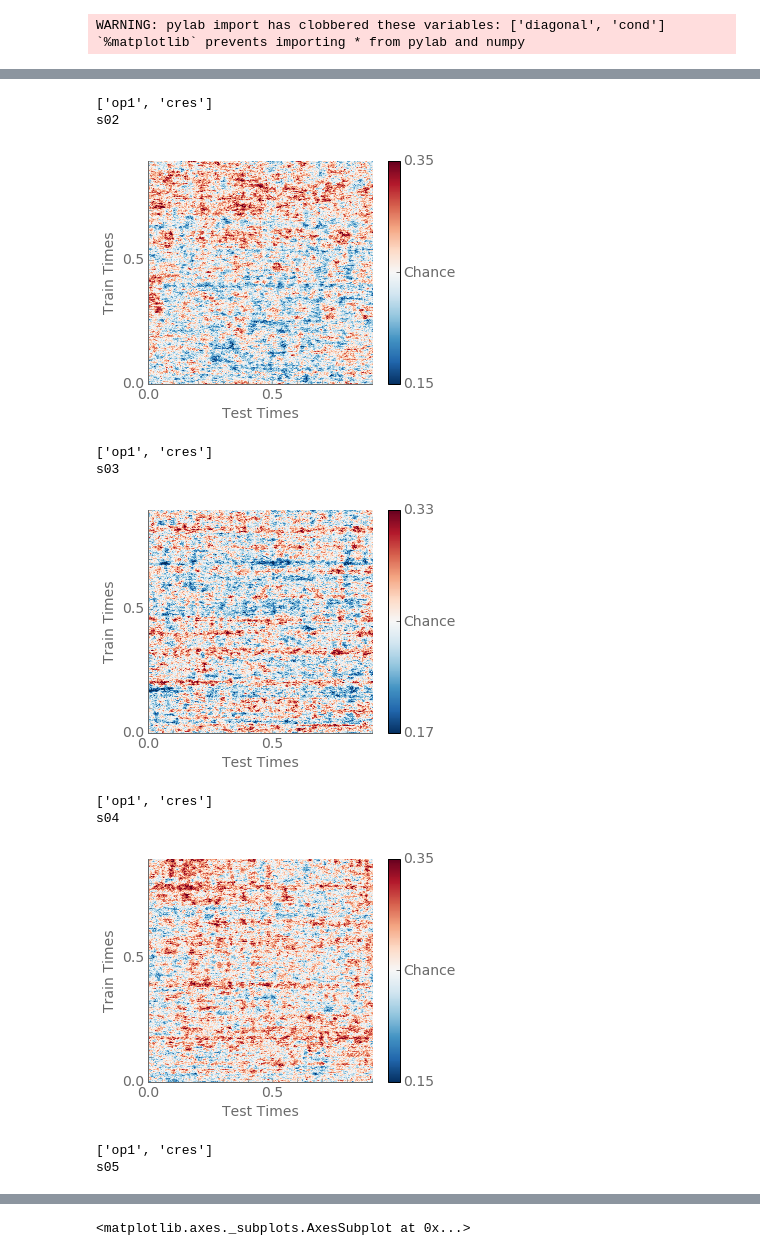
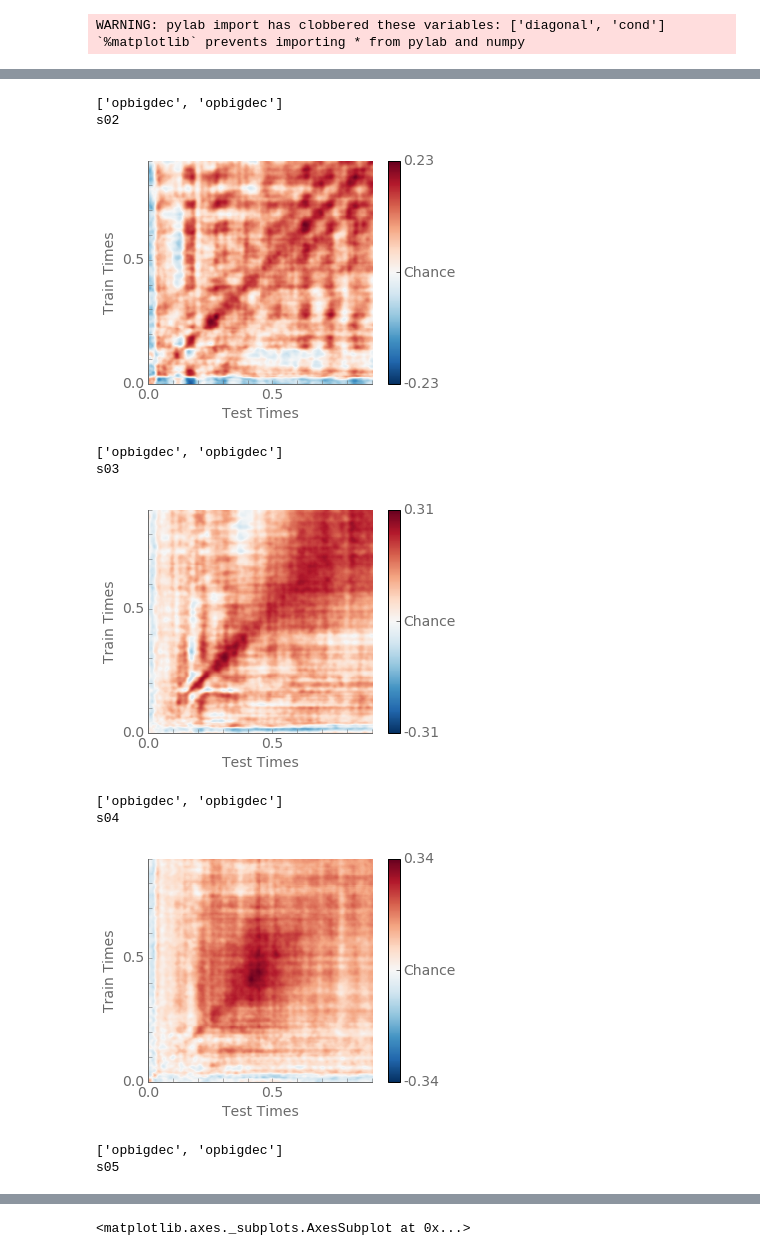
Before and after one commit to pinheirochagas/Calc_MEG, a Jupyter notebook: decoding/notebooks/calc_decoding_results.ipynb, the cells around one changed output, grey strips where cells are left out. Saved outputs shown, nothing was run; the diff lists cells and outputs as text; code cells hidden in the pictures.

```diff
--- a/decoding/notebooks/calc_decoding_results.ipynb
+++ b/decoding/notebooks/calc_decoding_results.ipynb
@@ -20,7 +18,7 @@ WARNING: pylab import has clobbered these variables: ['cond']
 # %%
 #Paths
 from calc_decoding_cfg import (data_path, result_path)
-result_path = result_path + '/individual_results_most/'
+result_path = result_path + '/individual_results/'
 figures_path = result_path + '/group_results/figures/'
 group_result_path = result_path + '/group_results/'
 
@@ -37,7 +35,7 @@ subjects = ['s01', 's02', 's03', 's04', 's05', 's06', 's07', 's08', 's09', 's10'
 
 #subjects = ['s01', 's02']
 
-conditions = [['op1', 'cres']]
+conditions = [['opbigdec', 'opbigdec']]
 # %%
 #Combine results from all conditions
 all_scores = []
@@ -45,7 +43,7 @@ all_diagonals = []
 
 for c, cond in enumerate(conditions):
     for s, subject in enumerate(subjects):
-        fname = result_path + subject + '_' + cond[0] + '_' + cond[1] + '_results_class.npy'
+        fname = result_path + subject + '_' + cond[0] + '_' + cond[1] + '_results_reg.npy'
         results = np.load(fname)
         #Convert to list
         results = results.tolist()
@@ -82,7 +80,7 @@ for c, cond in enumerate(conditions):
     for s, subject in enumerate(subjects):
         print(cond)
         print(subject)
-        pretty_gat(all_scores[c, s, :, :], chance=.25)
+        pretty_gat(all_scores[c, s, :, :], chance=.0)
 
         plt.show()
 # %% [output]
@@ -95,11 +93,11 @@ WARNING: pylab import has clobbered these variables: ['diagonal', 'cond']
-['op1', 'cres']
+['opbigdec', 'opbigdec']
 s02
-[figure, old version]
+[figure, new version]
-['op1', 'cres']
+['opbigdec', 'opbigdec']
 s03
-[figure, old version]
+[figure, new version]
-['op1', 'cres']
+['opbigdec', 'opbigdec']
 s04
-[figure, old version]
+[figure, new version]
-['op1', 'cres']
+['opbigdec', 'opbigdec']
 s05
```
Also changed, not shown: parts of 5 cells of this notebook, 16 other files.
